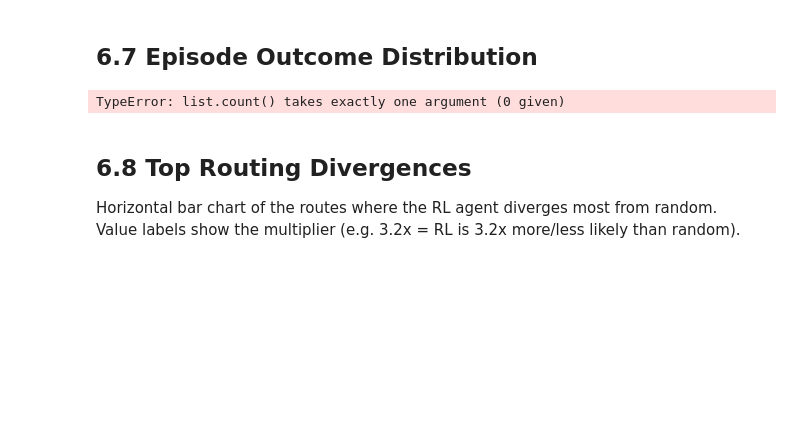
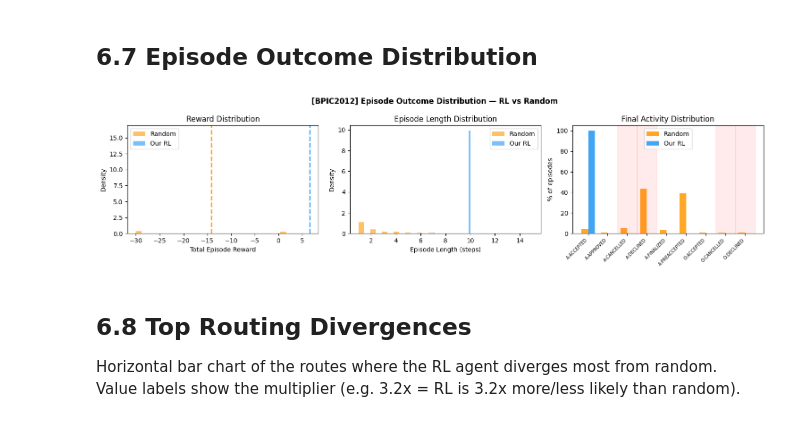
Before and after one commit to praharshaAdhikari/bureaucratic-workflow-analyzer, a Jupyter notebook: notebooks/06_insights.ipynb, the cells around one changed output. Drawn from its saved outputs; the diff is of its cells as text; code cells hidden in the pictures; blank space fills up the shorter version.

```diff
--- a/notebooks/06_insights.ipynb
+++ b/notebooks/06_insights.ipynb
@@ -38,12 +38,17 @@ for _p in [_here, *_here.parents]:
         break
 
 # Change this to analyse a different dataset
-DATASET    = 'BPIC2012'
-N_EPISODES = 300
+DATASET = "BPIC2012"
+OUTPUT_DIR = _repo_root / 'output' / DATASET
 
-OUTPUT_DIR = _repo_root / 'output' / DATASET
+# N_EPISODES scaled by dataset size to avoid OOM on large datasets.
+# Read activity count from the twin's terminal_classification.json (no joblib needed).
+_tc_path = OUTPUT_DIR / 'terminal_classification.json'
+_n_acts_hint = len(json.load(open(_tc_path))['activities']) if _tc_path.exists() else 30
+N_EPISODES = 300 if _n_acts_hint > 100 else 500
 print(f'Dataset:    {DATASET}')
 print(f'Output dir: {OUTPUT_DIR}')
+print(f'N_EPISODES = {N_EPISODES}  (dataset has {_n_acts_hint} activities)')
 # %% [output]
 Dataset:    BPIC2012
 Output dir: /mnt/hdd/Code/Git/bwa/output/BPIC2012
@@ -383,35 +426,35 @@ axes[0].axvline(np.mean(rl_rewards),  color='#2196F3', lw=2, ls='--')
 axes[0].set_xlabel('Total Episode Reward'); axes[0].set_ylabel('Density')
 axes[0].set_title('Reward Distribution'); axes[0].legend()
 
 rl_lens  = [t['n_steps'] for t in rl_trajs]
 rnd_lens = [t['n_steps'] for t in random_trajs]
 axes[1].hist(rnd_lens, bins=30, alpha=0.6, color='#FF9800', label='Random', density=True)
 axes[1].hist(rl_lens,  bins=30, alpha=0.6, color='#2196F3', label='Our RL', density=True)
 axes[1].set_xlabel('Episode Length (steps)'); axes[1].set_ylabel('Density')
 axes[1].set_title('Episode Length Distribution'); axes[1].legend()
 
 rl_finals  = [t['final_activity'] for t in rl_trajs]
 rnd_finals = [t['final_activity'] for t in random_trajs]
 all_finals = sorted(set(rl_finals + rnd_finals))
-rl_pcts  = [rl_finals.count()  / len(rl_finals)  * 100 for a in all_finals]
+rl_pcts  = [rl_finals.count(a)  / len(rl_finals)  * 100 for a in all_finals]
 rnd_pcts = [rnd_finals.count(a) / len(rnd_finals) * 100 for a in all_finals]
 x = np.arange(len(all_finals)); bw = 0.35
 axes[2].bar(x - bw/2, rnd_pcts, bw, label='Random', color='#FF9800', alpha=0.85)
 axes[2].bar(x + bw/2, rl_pcts,  bw, label='Our RL', color='#2196F3', alpha=0.85)
 short_f = [a.replace('W_','W:').replace('A_','A:').replace('O_','O:')[:14] for a in all_finals]
 axes[2].set_xticks(x); axes[2].set_xticklabels(short_f, rotation=45, ha='right', fontsize=7)
 axes[2].set_ylabel('% of episodes'); axes[2].set_title('Final Activity Distribution')
 for i, act in enumerate(all_finals):
     if act in env._bad_terminals:
         axes[2].axvspan(i - 0.5, i + 0.5, alpha=0.08, color='red')
 axes[2].legend()
 
 plt.tight_layout()
 fig.savefig(OUTPUT_DIR / 'episode_outcomes.png', dpi=150, bbox_inches='tight')
 display(fig)
 plt.close(fig)
 # %% [output]
-TypeError: list.count() takes exactly one argument (0 given)
+[figure, added]
 # %% [markdown]
 ## 6.8 Top Routing Divergences
 
```
Also changed, not shown: parts of 11 cells of this notebook, 43 other files.
